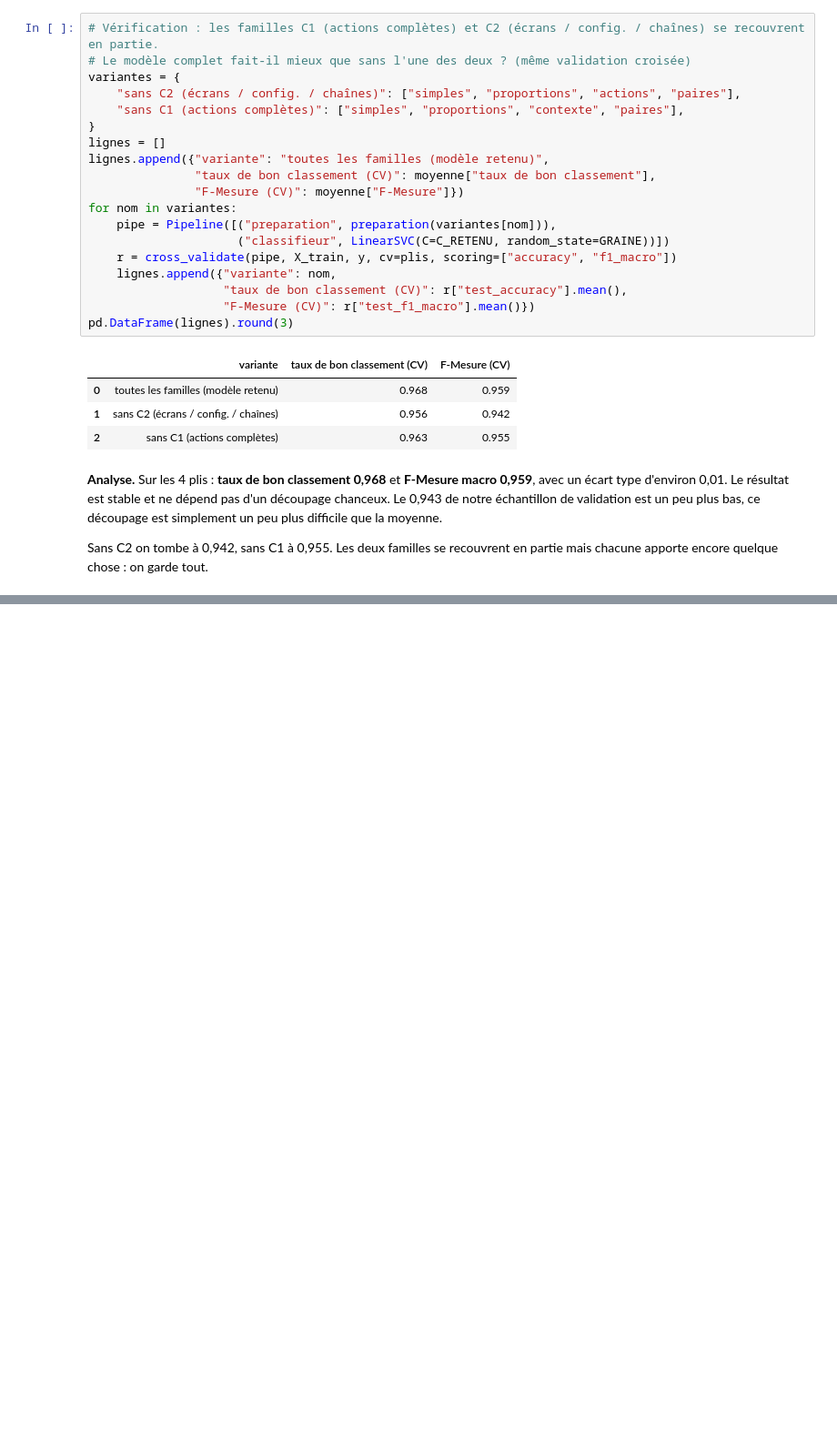
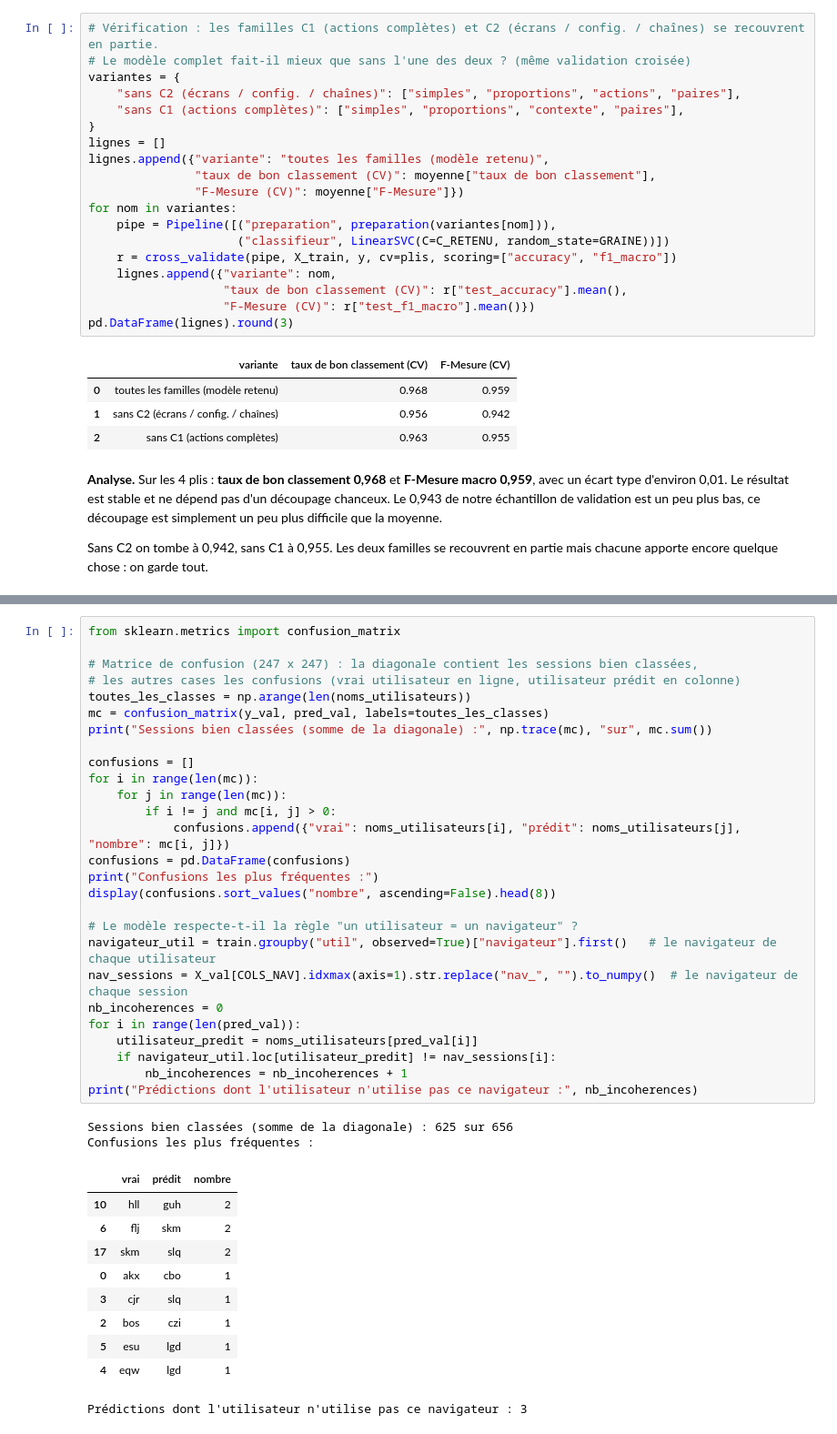
Before and after one commit to AchrafBitar/CopiloteBE, a Jupyter notebook: BE1_identification_utilisateurs.ipynb, the cells around one changed output, grey strips where cells are left out. Shown at 91% size. Saved outputs shown, nothing was run; the diff lists cells and outputs as text; blank space fills up the shorter version.

```diff
--- a/BE1_identification_utilisateurs.ipynb
+++ b/BE1_identification_utilisateurs.ipynb
@@ -1007,0 +1082,40 @@ Sans C2 on tombe à 0,942, sans C1 à 0,955. Les deux familles se recouvrent en
+# %%
+from sklearn.metrics import confusion_matrix
+
+# Matrice de confusion (247 x 247) : la diagonale contient les sessions bien classées,
+# les autres cases les confusions (vrai utilisateur en ligne, utilisateur prédit en colonne)
+toutes_les_classes = np.arange(len(noms_utilisateurs))
+mc = confusion_matrix(y_val, pred_val, labels=toutes_les_classes)
+print("Sessions bien classées (somme de la diagonale) :", np.trace(mc), "sur", mc.sum())
+
+confusions = []
+for i in range(len(mc)):
+    for j in range(len(mc)):
+        if i != j and mc[i, j] > 0:
+            confusions.append({"vrai": noms_utilisateurs[i], "prédit": noms_utilisateurs[j], "nombre": mc[i, j]})
+confusions = pd.DataFrame(confusions)
+print("Confusions les plus fréquentes :")
+display(confusions.sort_values("nombre", ascending=False).head(8))
+
+# Le modèle respecte-t-il la règle "un utilisateur = un navigateur" ?
+navigateur_util = train.groupby("util", observed=True)["navigateur"].first()   # le navigateur de chaque utilisateur
+nav_sessions = X_val[COLS_NAV].idxmax(axis=1).str.replace("nav_", "").to_numpy()  # le navigateur de chaque session
+nb_incoherences = 0
+for i in range(len(pred_val)):
+    utilisateur_predit = noms_utilisateurs[pred_val[i]]
+    if navigateur_util.loc[utilisateur_predit] != nav_sessions[i]:
+        nb_incoherences = nb_incoherences + 1
+print("Prédictions dont l'utilisateur n'utilise pas ce navigateur :", nb_incoherences)
+# %% [output]
+Sessions bien classées (somme de la diagonale) : 625 sur 656
+Confusions les plus fréquentes :
+|  | vrai | prédit | nombre |
+| 10 | hll | guh | 2 |
+| 6 | flj | skm | 2 |
+| 17 | skm | slq | 2 |
+| 0 | akx | cbo | 1 |
+| 3 | cjr | slq | 1 |
+| 2 | bos | czi | 1 |
+| 5 | esu | lgd | 1 |
+| 4 | eqw | lgd | 1 |
+Prédictions dont l'utilisateur n'utilise pas ce navigateur : 3
```
Also changed, not shown: parts of 14 cells of this notebook, 3 other files.
